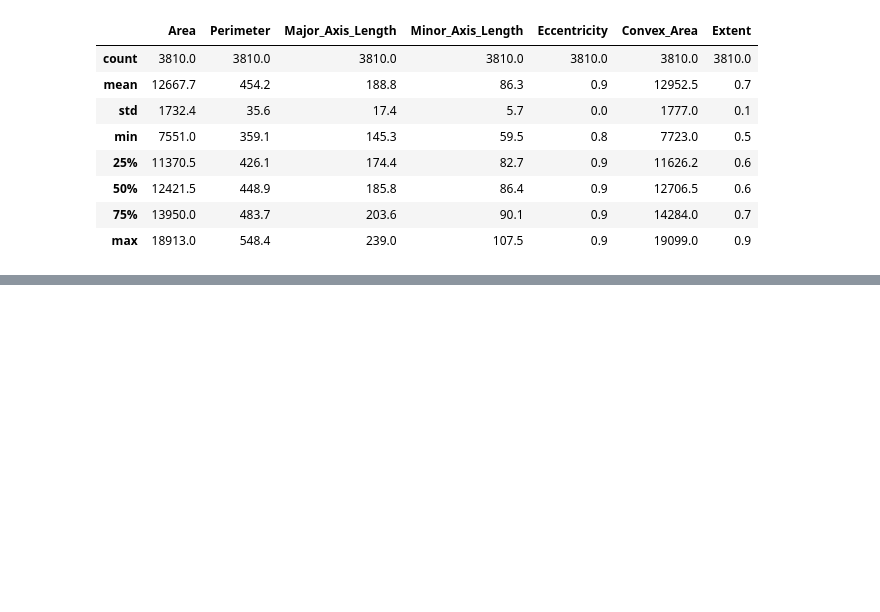
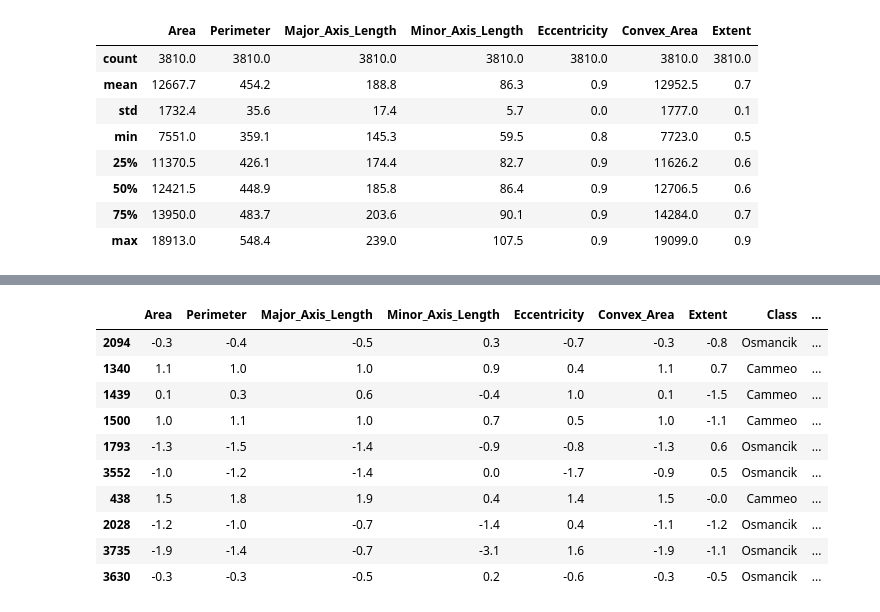
Before and after one commit to bibatshut-code/ML-GoogleDev, a Jupyter notebook: Classification/classification_rice.ipynb, the cells around one changed output, grey strips where cells are left out. Cells and saved outputs as stored; diff of their text form; code cells hidden in the pictures; blank space fills up the shorter version.

```diff
--- a/Classification/classification_rice.ipynb
+++ b/Classification/classification_rice.ipynb
@@ -90,0 +114,9 @@ Data columns (total 8 columns):
+# %%
+feature_mean = rice_dataset_raw.mean(numeric_only=True)
+feature_std = rice_dataset_raw.std(numeric_only=True)
+numerical_features = rice_dataset_raw.select_dtypes('number').columns
+
+normalized_dataset = (rice_dataset_raw[numerical_features] - feature_mean)/feature_std
+
+normalized_dataset['Class'] = rice_dataset_raw ['Class']
+normalized_dataset.head()
@@ -90,0 +130,23 @@ Data columns (total 8 columns):
+# %%
+# X_axis_length = normalized_dataset['Major_Axis_Length'].values
+# X_area = normalized_dataset['Area'].values
+# X_eccentricity = normalized_dataset['Eccentricity'].values
+
+# X_train = np.column_stack((X_axis_length, X_area, X_eccentricity))
+# print(X_train)
+# z_score_area = np.std()
+
+normalized_dataset['Class_Bool'] = (normalized_dataset['Class'] == 'Cammeo').astype(int)
+normalized_dataset.sample(10)
+# %% [output]
+|  | Area | Perimeter | Major_Axis_Length | Minor_Axis_Length | Eccentricity | Convex_Area | Extent | Class | ... |
+| 2094 | -0.3 | -0.4 | -0.5 | 0.3 | -0.7 | -0.3 | -0.8 | Osmancik | ... |
+| 1340 | 1.1 | 1.0 | 1.0 | 0.9 | 0.4 | 1.1 | 0.7 | Cammeo | ... |
+| 1439 | 0.1 | 0.3 | 0.6 | -0.4 | 1.0 | 0.1 | -1.5 | Cammeo | ... |
+| 1500 | 1.0 | 1.1 | 1.0 | 0.7 | 0.5 | 1.0 | -1.1 | Cammeo | ... |
+| 1793 | -1.3 | -1.5 | -1.4 | -0.9 | -0.8 | -1.3 | 0.6 | Osmancik | ... |
+| 3552 | -1.0 | -1.2 | -1.4 | 0.0 | -1.7 | -0.9 | 0.5 | Osmancik | ... |
+| 438 | 1.5 | 1.8 | 1.9 | 0.4 | 1.4 | 1.5 | -0.0 | Cammeo | ... |
+| 2028 | -1.2 | -1.0 | -0.7 | -1.4 | 0.4 | -1.1 | -1.2 | Osmancik | ... |
+| 3735 | -1.9 | -1.4 | -0.7 | -3.1 | 1.6 | -1.9 | -1.1 | Osmancik | ... |
+| 3630 | -0.3 | -0.3 | -0.5 | 0.2 | -0.6 | -0.3 | -0.5 | Osmancik | ... |
```
Also changed, not shown: parts of 6 cells of this notebook.
